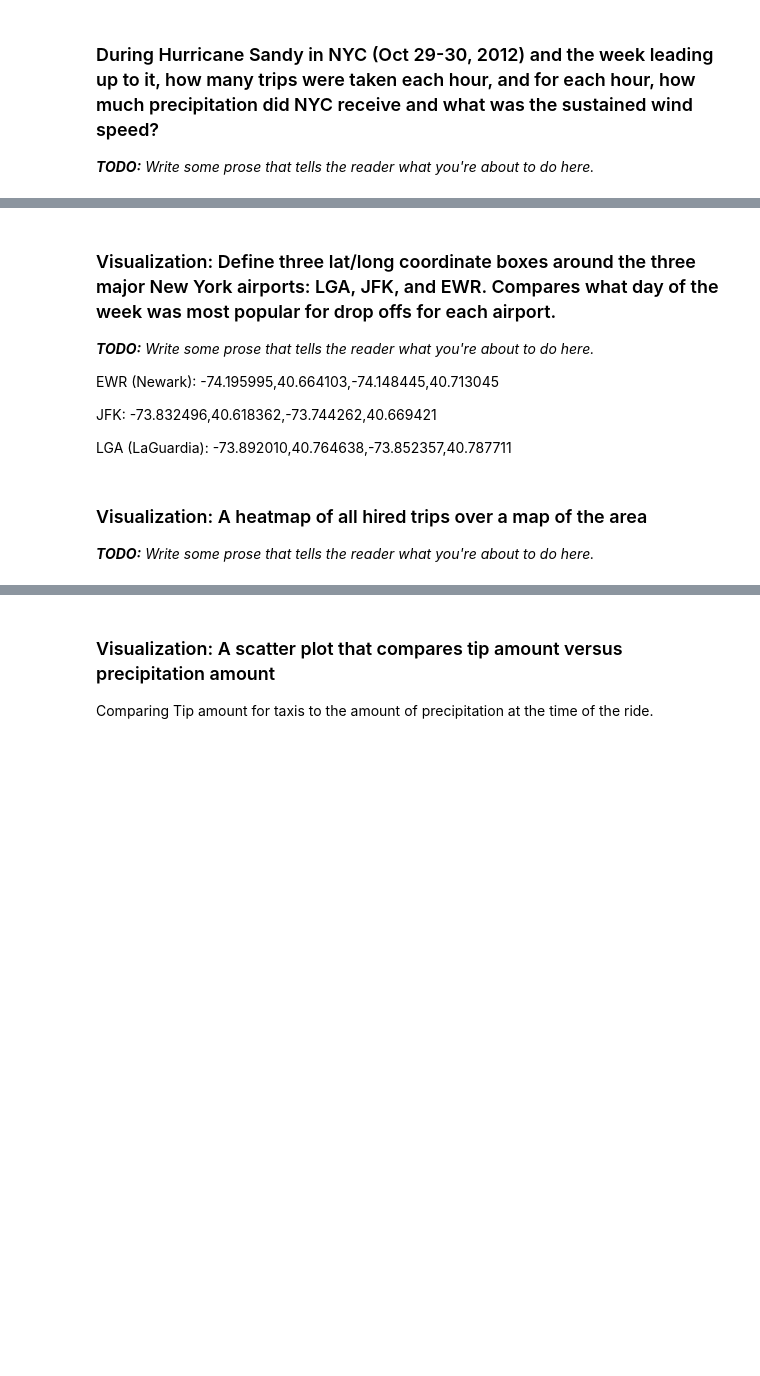
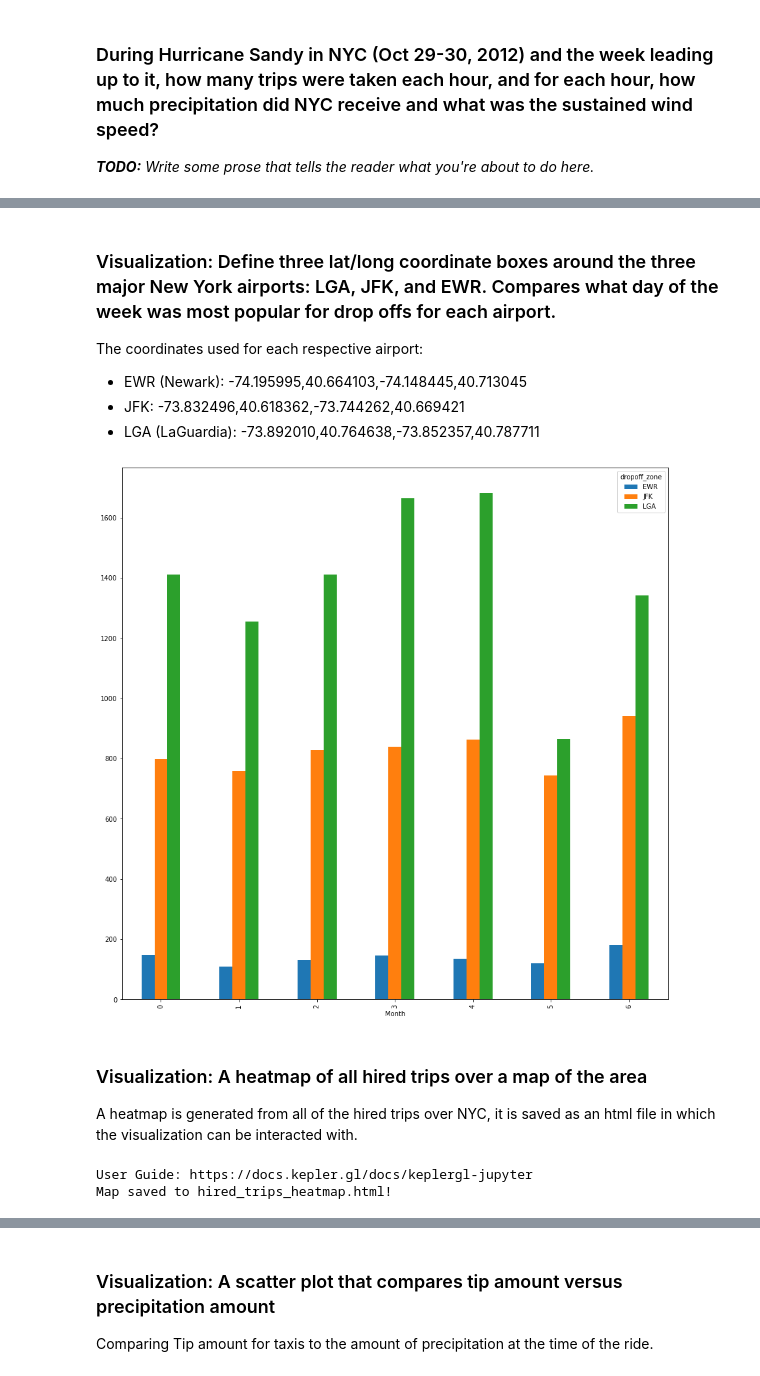
Before and after one commit to laurelhickey/Tools_for_Analytics_Project, a Jupyter notebook: Project Scaffolding.ipynb, the cells around one changed output, grey strips where cells are left out. Cells and saved outputs as stored; diff of their text form; code cells hidden in the pictures; blank space fills up the shorter version.

Commit message:
All but one of the Visualizations are done

```diff
--- a/Project Scaffolding.ipynb
+++ b/Project Scaffolding.ipynb
@@ -897,11 +914,8 @@ plot_visual_taxi_hour(taxi_hour_most_pop)
 # %% [markdown]
 ### Visualization: Define three lat/long coordinate boxes around the three major New York airports: LGA, JFK, and EWR. Compares what day of the week was most popular for drop offs for each airport.
-_**TODO:** Write some prose that tells the reader what you're about to do here._
 
-
-EWR (Newark): -74.195995,40.664103,-74.148445,40.713045
-
-JFK: -73.832496,40.618362,-73.744262,40.669421
-
-LGA (LaGuardia): -73.892010,40.764638,-73.852357,40.787711
+The coordinates used for each respective airport:
+* EWR (Newark): -74.195995,40.664103,-74.148445,40.713045
+* JFK: -73.832496,40.618362,-73.744262,40.669421
+* LGA (LaGuardia): -73.892010,40.764638,-73.852357,40.787711
 # %%
@@ -925,30 +947,33 @@ df['dropoff_zone'] = df.apply(lambda x: get_zone(x["dropoff_longitude"], x["drop
 # %%
-def plot_visual_hour_of_day(dataframe):
-    figure, axes = plt.subplots(figsize=(20, 10))
-
-    values = "..."  # use the dataframe to pull out values needed to plot
-
-    # you may want to use matplotlib to plot your visualizations;
-    # there are also many other plot types (other
-    # than axes.plot) you can use
-    axes.plot(values, "...")
-    # there are other methods to use to label your axes, to style
-    # and set up axes labels, etc
-    axes.set_title("Some Descriptive Title")
-
-    plt.show()
+def plot_visual_airports(dataframe):
+    month_df= dataframe.groupby(["Month","dropoff_zone"])
+    month_df.size().unstack().plot(kind='bar',figsize = (15,15))
 # %%
-def get_data_for_visual_n():
-    # Query SQL database for the data needed.
-    # You can put the data queried into a pandas dataframe, if you wish
-    raise NotImplemented()
+def get_data_for_airports():
+    query = """SELECT DATE(pickup_datetime), dropoff_longitude, dropoff_latitude FROM uber_trips
+    UNION
+    SELECT DATE(pickup_datetime), dropoff_longitude, dropoff_latitude FROM taxi_trips
+    WHERE pickup_longitude IS NOT NULL
+    """
+
+    df = pd.read_sql_query(query, engine)
+    df["DATE(pickup_datetime)"] = df["DATE(pickup_datetime)"].astype('datetime64[ns]')
+    df['Month'] = df["DATE(pickup_datetime)"].apply(lambda x:x.weekday())
+
+
+    # Adding Airport
+    df['dropoff_zone'] = df.apply(lambda x: get_airport(x["dropoff_longitude"], x["dropoff_latitude"]),axis =1)
+    df = df.dropna()
+    return df
 # %%
-some_dataframe = get_data_for_visual_n()
-plot_visual_n(some_dataframe)
+airports_dataframe = get_data_for_airports()
+plot_visual_airports(airports_dataframe)
+# %% [output]
+[figure, added]
 # %% [markdown]
 ### Visualization:  A heatmap of all hired trips over a map of the area
 
-_**TODO:** Write some prose that tells the reader what you're about to do here._
+A heatmap is generated from all of the hired trips over NYC, it is saved as an html file in which the visualization can be interacted with.
 # %%
 def plot_visual_heatmap(dataframe):
 
@@ -965,6 +994,9 @@ def get_data_for_visual_heatmap():
 # %%
-heatmap_dataframe = get_data_for_visual_map()
+heatmap_dataframe = get_data_for_heatmap()
 plot_visual_heatmap(heatmap_dataframe)
+# %% [output]
+User Guide: https://docs.kepler.gl/docs/keplergl-jupyter
+Map saved to hired_trips_heatmap.html!
 # %% [markdown]
 ### Visualization: The average distance traveled per month (regardless of year - so group by each month). Include the 90% confidence interval around the mean in the visualization
 
```
Also changed, not shown: parts of 19 cells of this notebook.
